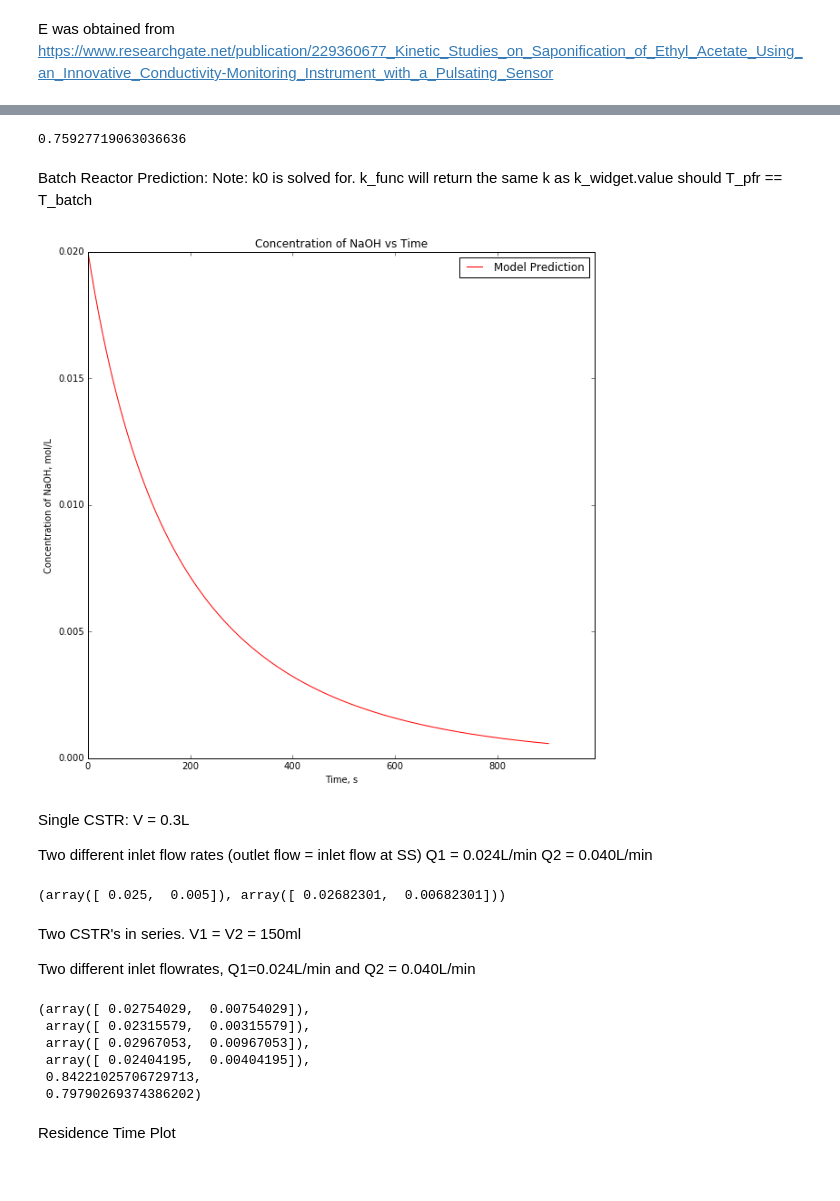
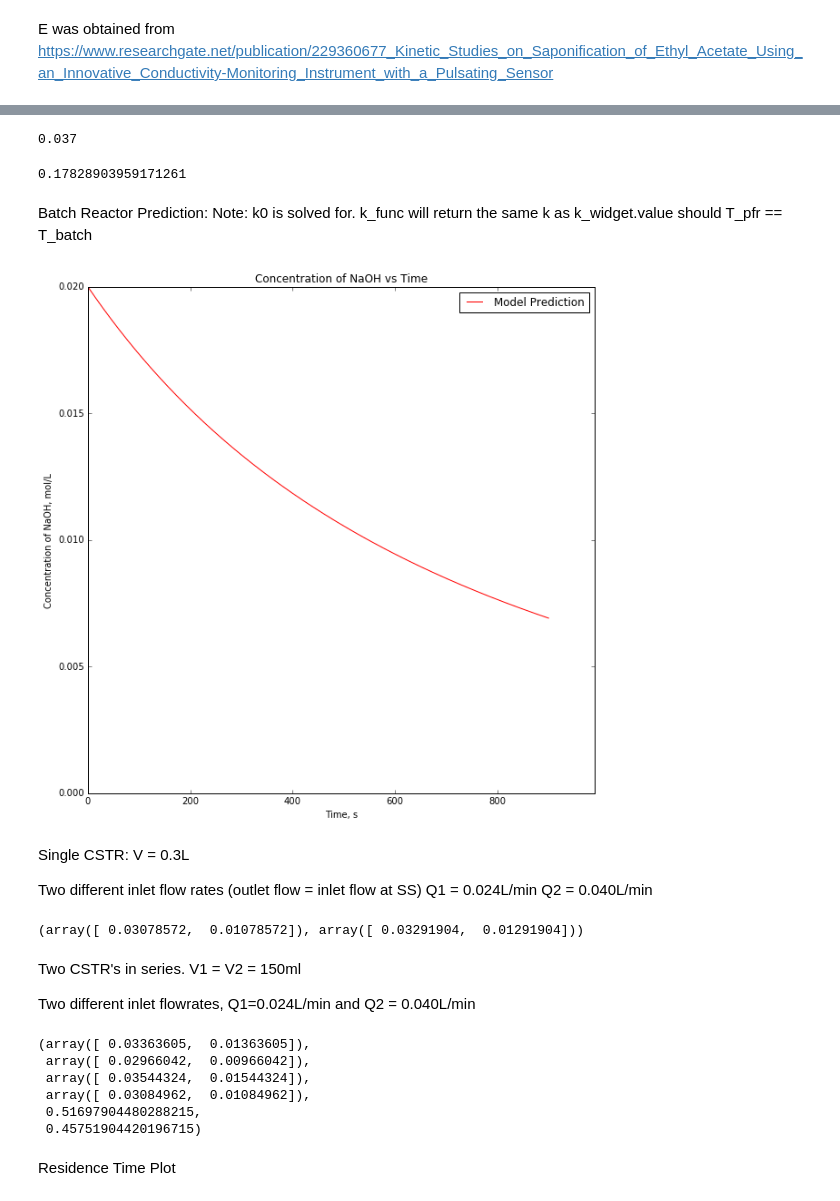
Before and after one commit to ShahuN-107/CLB, a Jupyter notebook: Kinetics Interactive Model.ipynb, the cells around one changed output, grey strips where cells are left out. Saved outputs shown, nothing was run; the diff lists cells and outputs as text; code cells hidden in the pictures.

```diff
--- a/Kinetics Interactive Model.ipynb
+++ b/Kinetics Interactive Model.ipynb
@@ -12,7 +13,7 @@ from matplotlib import pyplot as plt
 Constants:
 # %%
 R = 8.314 # J/K.mol
-T = 298.15 #K, should check this in lab
+T = 22.1+273.15 #K, should check this in lab
 Cai,  Cbi = 0.08/2, 0.04/2 #Inlet Concentrations
 E = 38.6 #kJ/mol
 # %% [markdown]
@@ -98,8 +264,13 @@ k = k_widget.value
+# %%
+k = 0.037
+k
+# %% [output]
+0.037
 # %%
 k0 = fsolve(k0_func, 1, args=(k, E, T))[0]
 k0
 # %% [output]
-0.75927719063036636
+0.17828903959171261
 # %% [markdown]
 Batch Reactor Prediction:
 Note: k0 is solved for. k_func will return the same k as k_widget.value should T_pfr == T_batch
@@ -114,28 +285,28 @@ batch_time = 15*60#min*60s/min
 t_batch = linspace(0, batch_time, batch_time+1)
 Cai, Cbi = 0.04, 0.02 #mol/L, devided by 2!
 # %%
-E, T_batch = 38.6, 298.15
+E, T_batch = 38.6, T
 
 if T_batch != T:
     print("A temperature change has been detected! Modifying k value!")
     print("Old k:", k, "New k:", k_func(k0, E, T_batch))
 
 Ca_batch, Cb_batch = zip(*odeint(batch, [Cai, Cbi], t_batch,
                                  args=(k_func(k0, E, T_batch), n_widget.value, m_widget.value)))
 
 plt.figure(figsize=(10, 10))
 plt.plot(t_batch, Cb_batch, 'r-', label='Model Prediction')
 
 #plt.plot EXPERIMENTAL DATA
 
 plt.legend(loc='best')
 plt.title('Concentration of NaOH vs Time')
 plt.xlabel('Time, s')
 plt.ylabel('Concentration of NaOH, mol/L')
 plt.axis([0, batch_time+0.1*batch_time, 0, 0.02])
 plt.show()
 # %% [output]
-[figure, old version]
+[figure, new version]
 # %% [markdown]
 Single CSTR: V = 0.3L
 
@@ -150,32 +321,32 @@ def cstr(var, V, Q, k, n, m, Cai, Cbi):
     return [eq1, eq2]
 # %%
 E = 38.6
-T_cstr = 298.15
+T_cstr = T
 
 if T_cstr != T:
     print("A temperature change has been detected! Modifying k value!")
     print("Old k:", k, "New k:", k_func(k0, E, T_cstr))
 #Q1 = 0.024L/min
 cstr_q1 = fsolve(cstr, [0.002, 0.001],
-                      args=(0.300, 0.024/60, k_func(k0, E, T_cstr), n_widget.value, m_widget.value,
+                      args=(0.300, 0.024/60, k, n_widget.value, m_widget.value,
                            Cai, Cbi))
 tau_q1 = 0.300/(0.024/60)
 #Q2 = 0.040L/min
 cstr_q2 = fsolve(cstr, [0.002, 0.001],
-                      args=(0.300, 0.040/60, k_func(k0, E, T_cstr), n_widget.value, m_widget.value,
+                      args=(0.300, 0.040/60, k, n_widget.value, m_widget.value,
                            Cai, Cbi))
 tau_q2 = 0.300/(0.040/60)
 
 cstr_q1, cstr_q2
 # %% [output]
-(array([ 0.025,  0.005]), array([ 0.02682301,  0.00682301]))
+(array([ 0.03078572,  0.01078572]), array([ 0.03291904,  0.01291904]))
 # %% [markdown]
 Two CSTR's in series. V1 = V2 = 150ml
 
 Two different inlet flowrates, Q1=0.024L/min and Q2 = 0.040L/min
 # %%
 E = 38.6
-T_cstr_s = 298.15
+T_cstr_s = T
 
 if T_cstr_s != T:
     print("A temperature change has been detected! Modifying k value!")
@@ -183,22 +354,22 @@ if T_cstr_s != T:
 
 #Q1 = 0.024L/min
 cstr_1_q1 = fsolve(cstr, [0.002, 0.001],
-                      args=(0.150, 0.024/60, k_func(k0, E, T_cstr), n_widget.value, m_widget.value,
+                      args=(0.150, 0.024/60, k, n_widget.value, m_widget.value,
                            Cai, Cbi))
 tau_1_q1 = 0.150/(0.024/60)
 cstr_2_q1 = fsolve(cstr, [0.002, 0.001],
-                      args=(0.150, 0.024/60, k_func(k0, E, T_cstr), n_widget.value, m_widget.value,
+                      args=(0.150, 0.024/60, k, n_widget.value, m_widget.value,
                            cstr_1_q1[0], cstr_1_q1[1]))
 
 conv_q1 = (Cbi - cstr_2_q1[1])/Cbi
 
 #Q2 = 0.040L/min
 cstr_1_q2 = fsolve(cstr, [0.002, 0.001],
-                      args=(0.150, 0.040/60, k_func(k0, E, T_cstr), n_widget.value, m_widget.value,
+                      args=(0.150, 0.040/60, k, n_widget.value, m_widget.value,
                            Cai, Cbi))
 tau_1_q2 = 0.150/(0.040/60)
 cstr_2_q2 = fsolve(cstr, [0.002, 0.001],
-                      args=(0.150, 0.040/60, k_func(k0, E, T_cstr), n_widget.value, m_widget.value,
+                      args=(0.150, 0.040/60, k, n_widget.value, m_widget.value,
                            cstr_1_q1[0], cstr_1_q1[1]))
 
 conv_q2 = (Cbi-cstr_2_q2[1])/Cbi
@@ -207,12 +378,12 @@ conv_q2 = (Cbi-cstr_2_q2[1])/Cbi
 
 cstr_1_q1, cstr_2_q1, cstr_1_q2, cstr_2_q2, conv_q1, conv_q2
 # %% [output]
-(array([ 0.02754029,  0.00754029]),
- array([ 0.02315579,  0.00315579]),
- array([ 0.02967053,  0.00967053]),
- array([ 0.02404195,  0.00404195]),
- 0.84221025706729713,
- 0.79790269374386202)
+(array([ 0.03363605,  0.01363605]),
+ array([ 0.02966042,  0.00966042]),
+ array([ 0.03544324,  0.01544324]),
+ array([ 0.03084962,  0.01084962]),
+ 0.51697904480288215,
+ 0.45751904420196715)
 # %% [markdown]
 Residence Time Plot
 # %%
```
Also changed, not shown: parts of 9 cells of this notebook.
